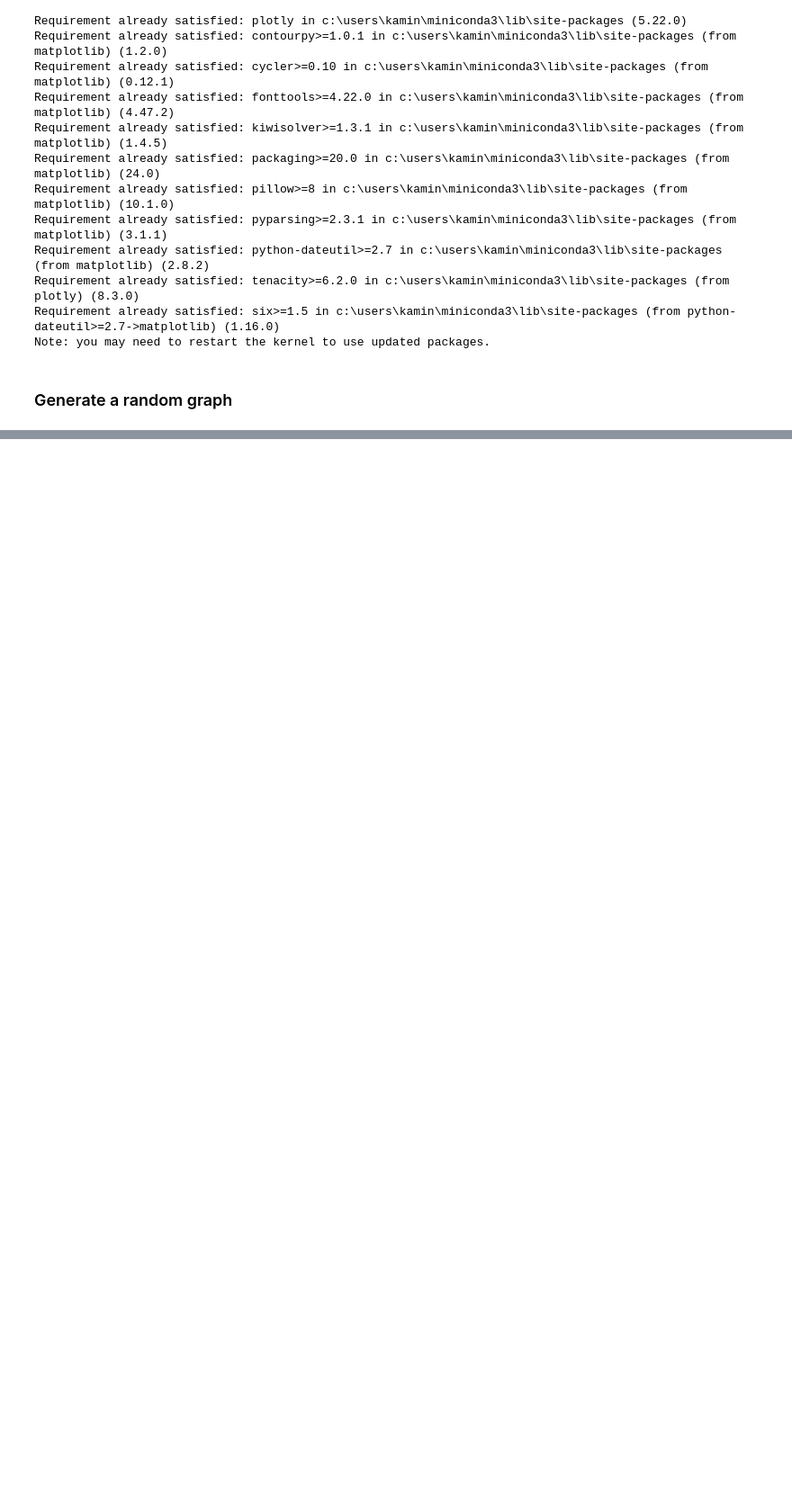
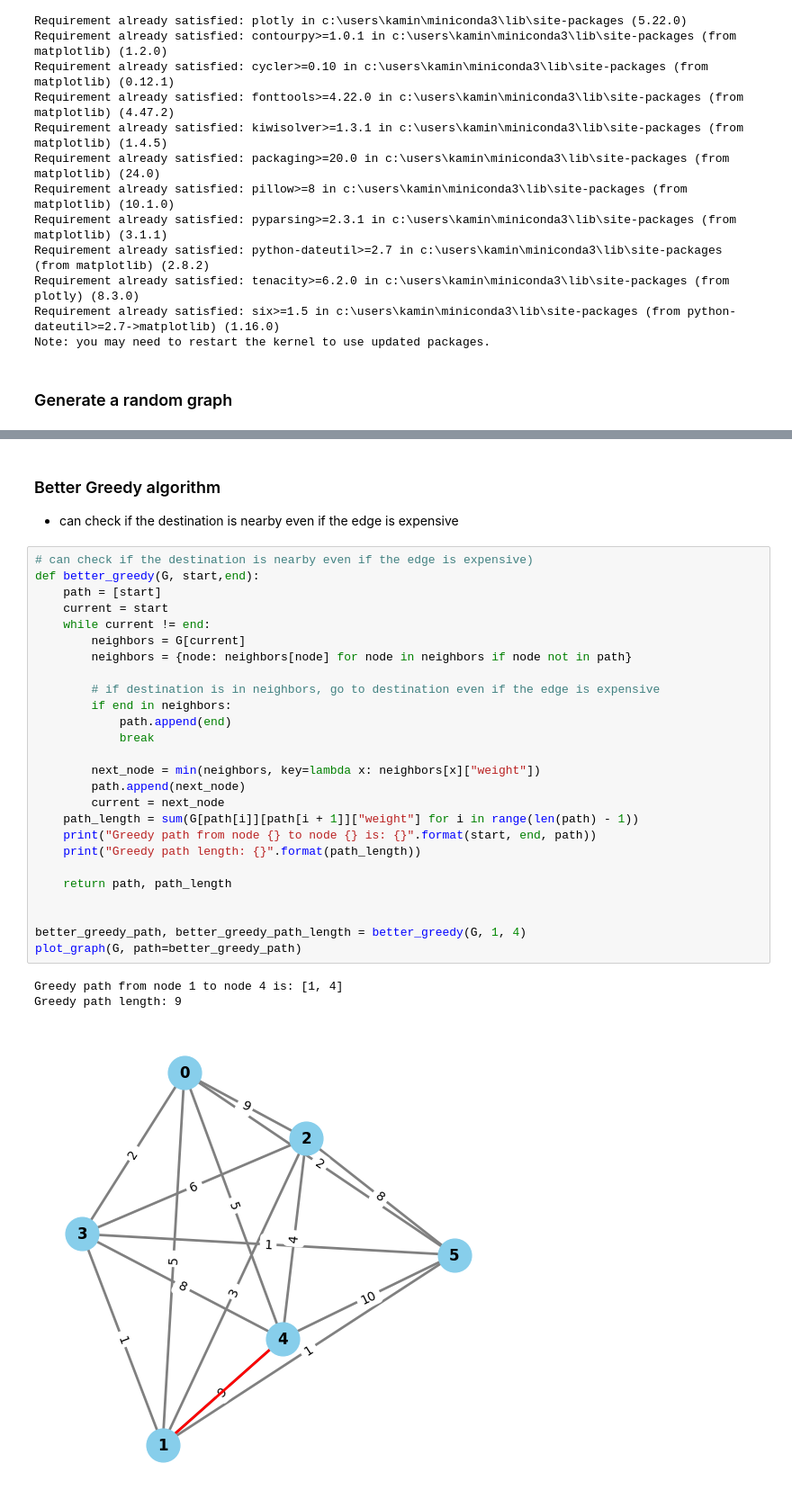
Before and after one commit to kaminskypavel/decision-making-book, a Jupyter notebook: diejkstra vs greedy.ipynb, the cells around one changed output, grey strips where cells are left out. Shown: that part at 90% size. Saved outputs shown, nothing was run; the diff lists cells and outputs as text; blank space fills up the shorter version.

Commit message:
feat: add a"better_greedy" algorithm

```diff
--- a/diejkstra vs greedy.ipynb
+++ b/diejkstra vs greedy.ipynb
@@ -137,0 +138,33 @@ Greedy path length: 11
+# %% [markdown]
+### Better Greedy algorithm
+- can check if the destination is nearby even if the edge is expensive
+# %%
+# can check if the destination is nearby even if the edge is expensive)
+def better_greedy(G, start,end):
+    path = [start]
+    current = start
+    while current != end:
+        neighbors = G[current]
+        neighbors = {node: neighbors[node] for node in neighbors if node not in path}
+
+        # if destination is in neighbors, go to destination even if the edge is expensive
+        if end in neighbors:
+            path.append(end)
+            break
+
+        next_node = min(neighbors, key=lambda x: neighbors[x]["weight"])
+        path.append(next_node)
+        current = next_node
+    path_length = sum(G[path[i]][path[i + 1]]["weight"] for i in range(len(path) - 1))
+    print("Greedy path from node {} to node {} is: {}".format(start, end, path))
+    print("Greedy path length: {}".format(path_length))
+
+    return path, path_length
+
+
+better_greedy_path, better_greedy_path_length = better_greedy(G, 1, 4)
+plot_graph(G, path=better_greedy_path)
+# %% [output]
+Greedy path from node 1 to node 4 is: [1, 4]
+Greedy path length: 9
+[figure, added]
```
Also changed, not shown: parts of 6 cells of this notebook.
